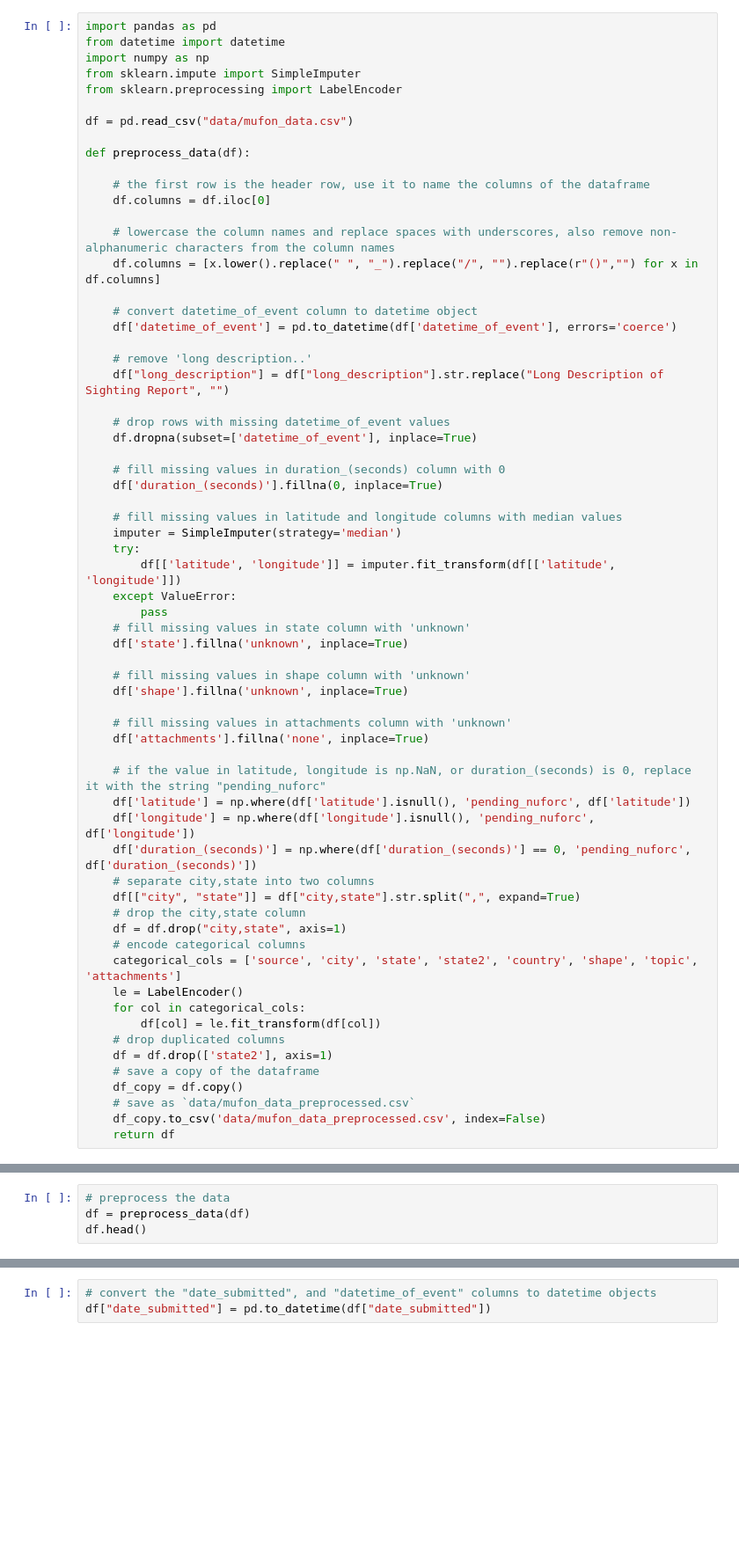
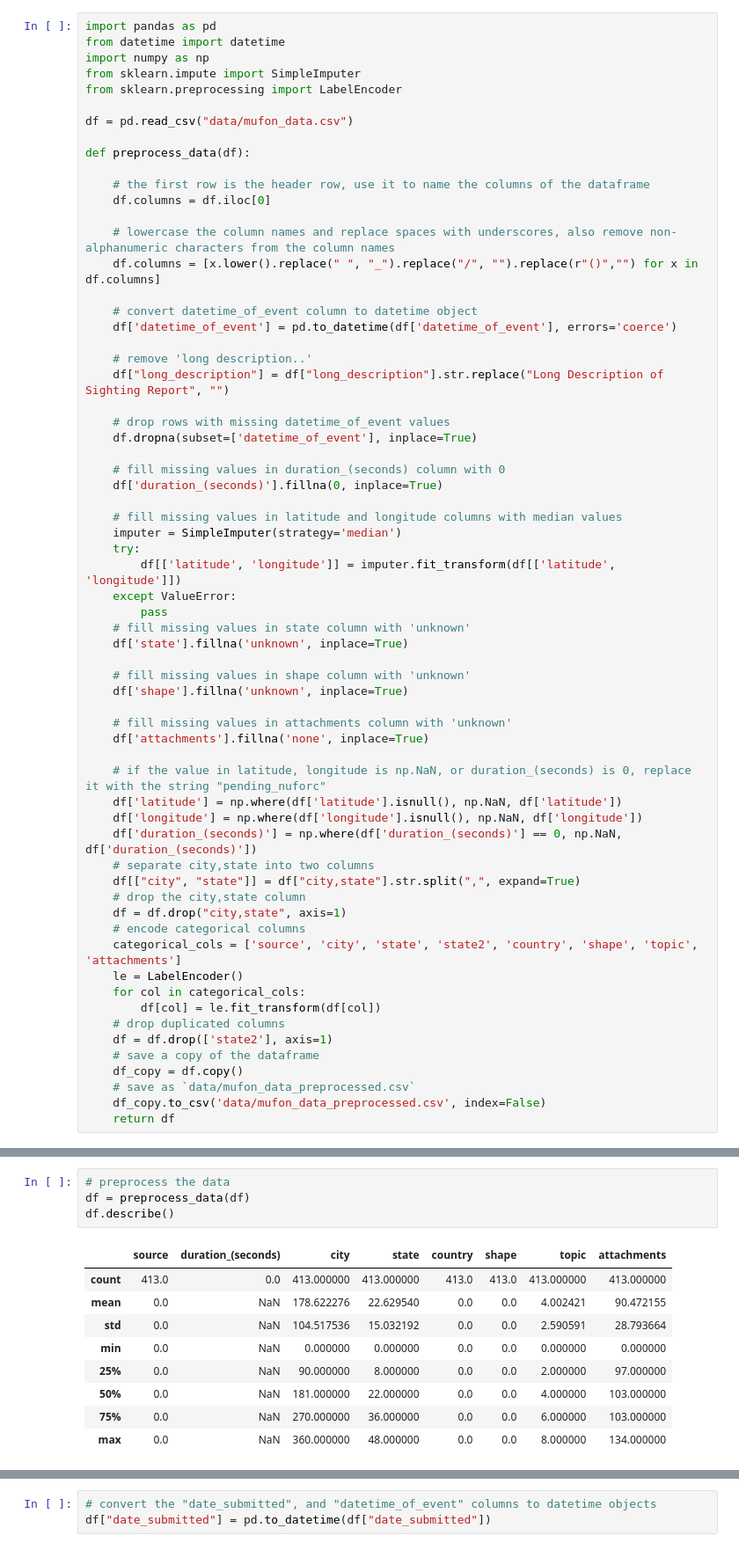
Before and after one commit to grahamwaters/uap_report_analysis, a Jupyter notebook: uap.ipynb, the cells around one changed output, grey strips where cells are left out. Shown at 88% size. Saved outputs shown, nothing was run; the diff lists cells and outputs as text; blank space fills up the shorter version.

```diff
--- a/uap.ipynb
+++ b/uap.ipynb
@@ -63,9 +70,9 @@ def preprocess_data(df):
     df['attachments'].fillna('none', inplace=True)
 
     # if the value in latitude, longitude is np.NaN, or duration_(seconds) is 0, replace it with the string "pending_nuforc"
-    df['latitude'] = np.where(df['latitude'].isnull(), 'pending_nuforc', df['latitude'])
-    df['longitude'] = np.where(df['longitude'].isnull(), 'pending_nuforc', df['longitude'])
-    df['duration_(seconds)'] = np.where(df['duration_(seconds)'] == 0, 'pending_nuforc', df['duration_(seconds)'])
+    df['latitude'] = np.where(df['latitude'].isnull(), np.NaN, df['latitude'])
+    df['longitude'] = np.where(df['longitude'].isnull(), np.NaN, df['longitude'])
+    df['duration_(seconds)'] = np.where(df['duration_(seconds)'] == 0, np.NaN, df['duration_(seconds)'])
     # separate city,state into two columns
     df[["city", "state"]] = df["city,state"].str.split(",", expand=True)
     # drop the city,state column
@@ -88,6 +92,16 @@ df['datetime_of_event'].hist()
 # %%
 # preprocess the data
 df = preprocess_data(df)
-df.head()
+df.describe()
+# %% [output]
+|  | source | duration_(seconds) | city | state | country | shape | topic | attachments |
+| count | 413.0 | 0.0 | 413.000000 | 413.000000 | 413.0 | 413.0 | 413.000000 | 413.000000 |
+| mean | 0.0 | NaN | 178.622276 | 22.629540 | 0.0 | 0.0 | 4.002421 | 90.472155 |
+| std | 0.0 | NaN | 104.517536 | 15.032192 | 0.0 | 0.0 | 2.590591 | 28.793664 |
+| min | 0.0 | NaN | 0.000000 | 0.000000 | 0.0 | 0.0 | 0.000000 | 0.000000 |
+| 25% | 0.0 | NaN | 90.000000 | 8.000000 | 0.0 | 0.0 | 2.000000 | 97.000000 |
+| 50% | 0.0 | NaN | 181.000000 | 22.000000 | 0.0 | 0.0 | 4.000000 | 103.000000 |
+| 75% | 0.0 | NaN | 270.000000 | 36.000000 | 0.0 | 0.0 | 6.000000 | 103.000000 |
+| max | 0.0 | NaN | 360.000000 | 48.000000 | 0.0 | 0.0 | 8.000000 | 134.000000 |
 # %%
 df.info()
```
Also changed, not shown: parts of 8 cells of this notebook.
